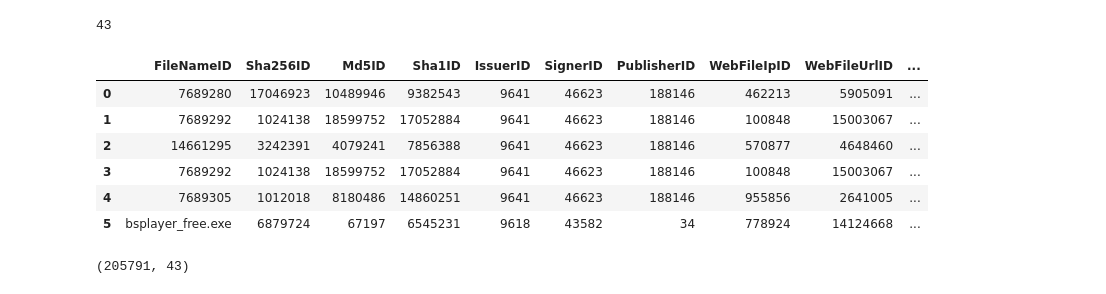
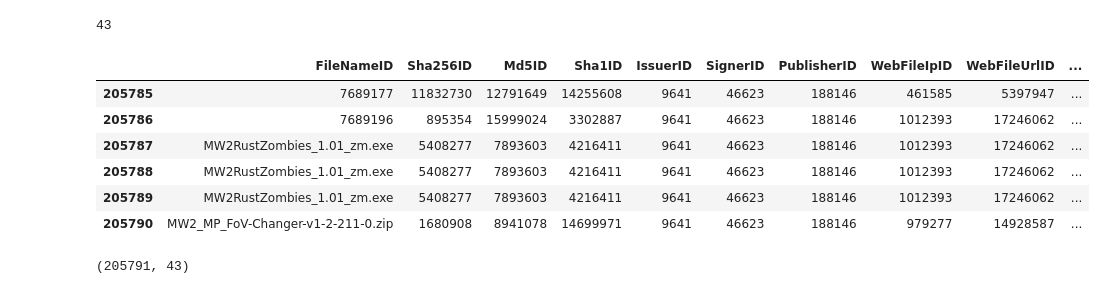
Before and after one commit to NitCoh/TextAnalysisForBigData, a Jupyter notebook: Big_Data_Analysis_for_Cyber_Security_Text_Analysis.ipynb, the cells around one changed output. Drawn from its saved outputs; the diff is of its cells as text; code cells hidden in the pictures.

```diff
--- a/Big_Data_Analysis_for_Cyber_Security_Text_Analysis.ipynb
+++ b/Big_Data_Analysis_for_Cyber_Security_Text_Analysis.ipynb
@@ -22,17 +23,17 @@ len(cols_names)
 # %%
 ## Upload the data file first!
 data_path = '/content/Obf_oneInTenWeek1_d1.tsv'
 
 df = pd.read_csv(data_path,sep='\t', names=cols_names)
-df.head(n=6)
+df.tail(n=6)
 # %% [output]
 |  | FileNameID | Sha256ID | Md5ID | Sha1ID | IssuerID | SignerID | PublisherID | WebFileIpID | WebFileUrlID | ... |
-| 0 | 7689280 | 17046923 | 10489946 | 9382543 | 9641 | 46623 | 188146 | 462213 | 5905091 | ... |
-| 1 | 7689292 | 1024138 | 18599752 | 17052884 | 9641 | 46623 | 188146 | 100848 | 15003067 | ... |
-| 2 | 14661295 | 3242391 | 4079241 | 7856388 | 9641 | 46623 | 188146 | 570877 | 4648460 | ... |
-| 3 | 7689292 | 1024138 | 18599752 | 17052884 | 9641 | 46623 | 188146 | 100848 | 15003067 | ... |
-| 4 | 7689305 | 1012018 | 8180486 | 14860251 | 9641 | 46623 | 188146 | 955856 | 2641005 | ... |
-| 5 | bsplayer_free.exe | 6879724 | 67197 | 6545231 | 9618 | 43582 | 34 | 778924 | 14124668 | ... |
+| 205785 | 7689177 | 11832730 | 12791649 | 14255608 | 9641 | 46623 | 188146 | 461585 | 5397947 | ... |
+| 205786 | 7689196 | 895354 | 15999024 | 3302887 | 9641 | 46623 | 188146 | 1012393 | 17246062 | ... |
+| 205787 | MW2RustZombies_1.01_zm.exe | 5408277 | 7893603 | 4216411 | 9641 | 46623 | 188146 | 1012393 | 17246062 | ... |
+| 205788 | MW2RustZombies_1.01_zm.exe | 5408277 | 7893603 | 4216411 | 9641 | 46623 | 188146 | 1012393 | 17246062 | ... |
+| 205789 | MW2RustZombies_1.01_zm.exe | 5408277 | 7893603 | 4216411 | 9641 | 46623 | 188146 | 1012393 | 17246062 | ... |
+| 205790 | MW2_MP_FoV-Changer-v1-2-211-0.zip | 1680908 | 8941078 | 14699971 | 9641 | 46623 | 188146 | 979277 | 14928587 | ... |
 # %%
 df.shape
 # %% [output]
```
Also changed, not shown: parts of 16 cells of this notebook.
